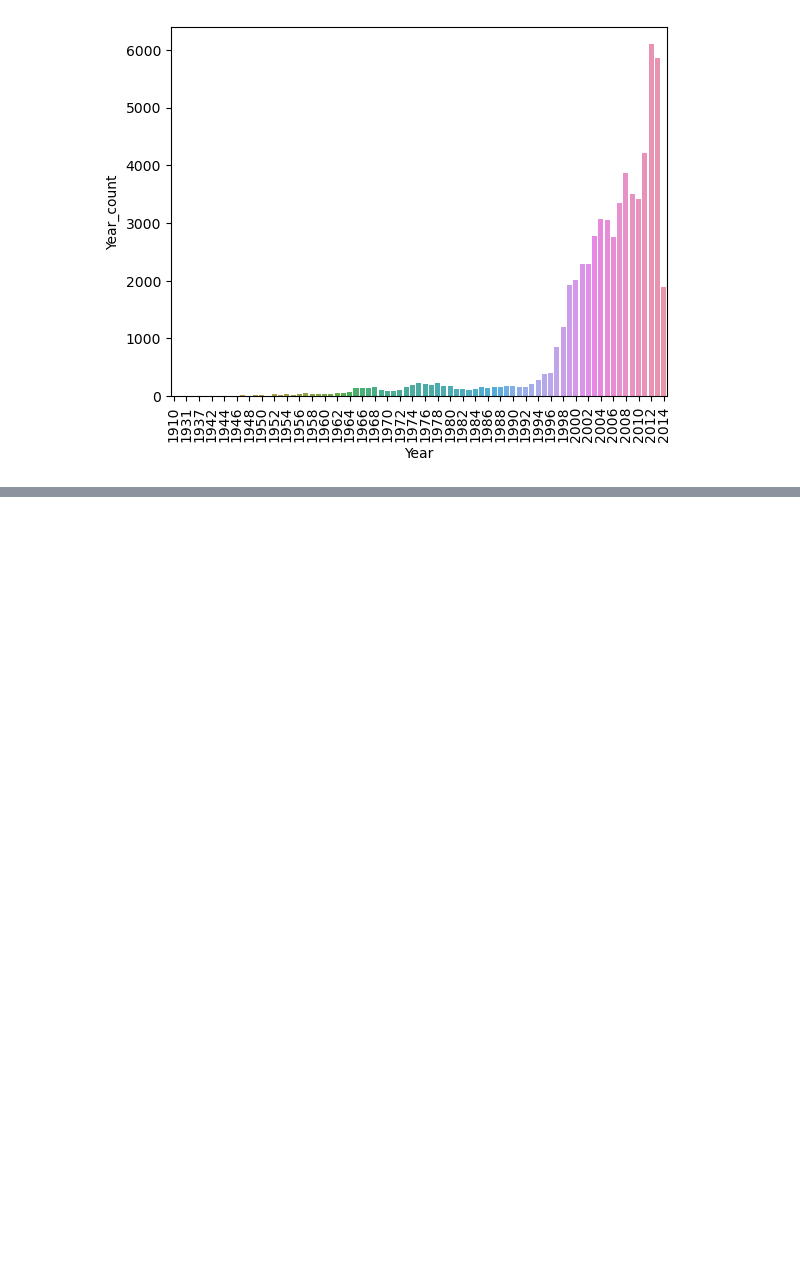
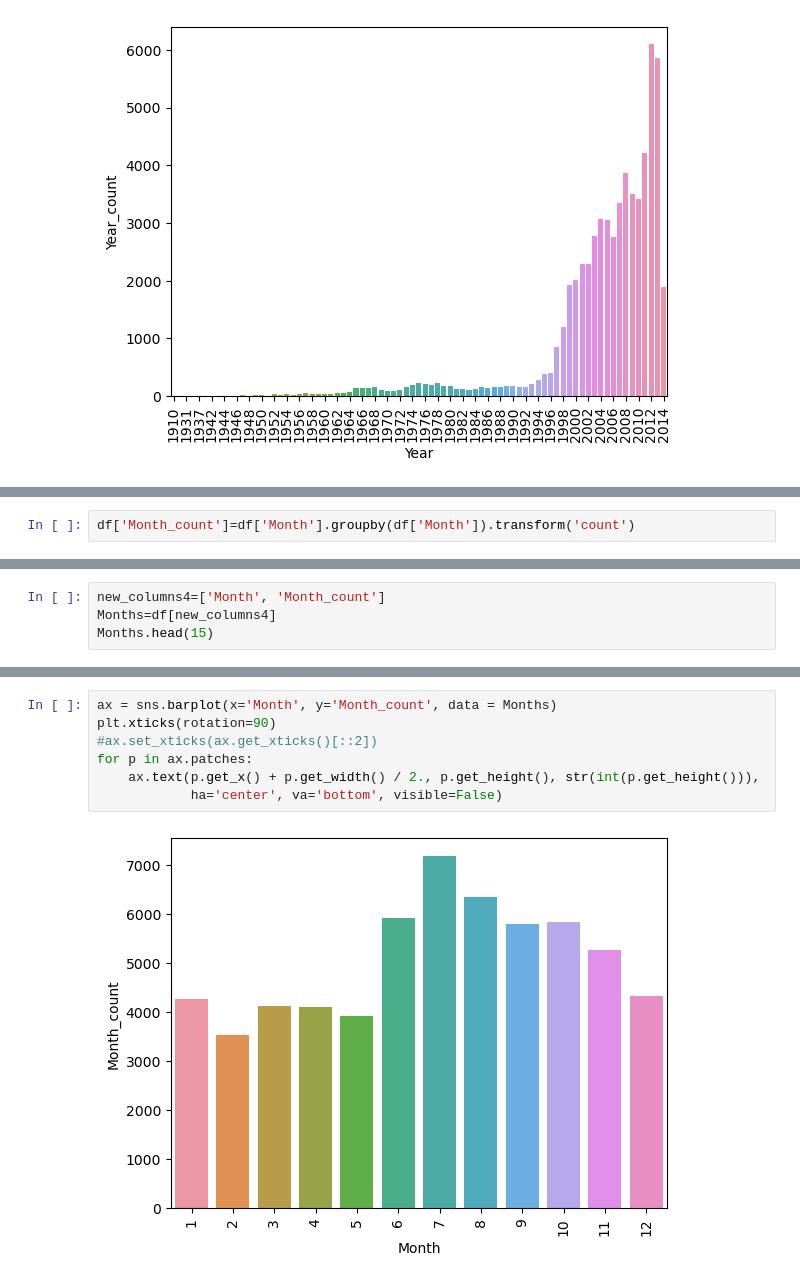
Before and after one commit to AndrewBoyne/my_qa_repo, a Jupyter notebook: Week 10 free practice/New UFOs after Years bar chart 1327.ipynb, the cells around one changed output, grey strips where cells are left out. Cells and saved outputs as stored; diff of their text form; blank space fills up the shorter version.

Commit message:
New UFOs after Years, Months and Hours graphs 1341
New UFOs after Years, Months and Hours graphs 1341

```diff
--- a/Week 10 free practice/New UFOs after Years bar chart 1327.ipynb
+++ b/Week 10 free practice/New UFOs after Years bar chart 1327.ipynb
@@ -257,0 +273,2 @@ for p in ax.patches:
+# %%
+df['Month_count']=df['Month'].groupby(df['Month']).transform('count')
@@ -257,0 +295,4 @@ for p in ax.patches:
+# %%
+new_columns4=['Month', 'Month_count']
+Months=df[new_columns4]
+Months.head(15)
@@ -257,0 +316,9 @@ for p in ax.patches:
+# %%
+ax = sns.barplot(x='Month', y='Month_count', data = Months)
+plt.xticks(rotation=90)
+#ax.set_xticks(ax.get_xticks()[::2])
+for p in ax.patches:
+    ax.text(p.get_x() + p.get_width() / 2., p.get_height(), str(int(p.get_height())),
+            ha='center', va='bottom', visible=False)
+# %% [output]
+[figure, added]
```
Also changed, not shown: parts of 10 cells of this notebook, 5 other files.
